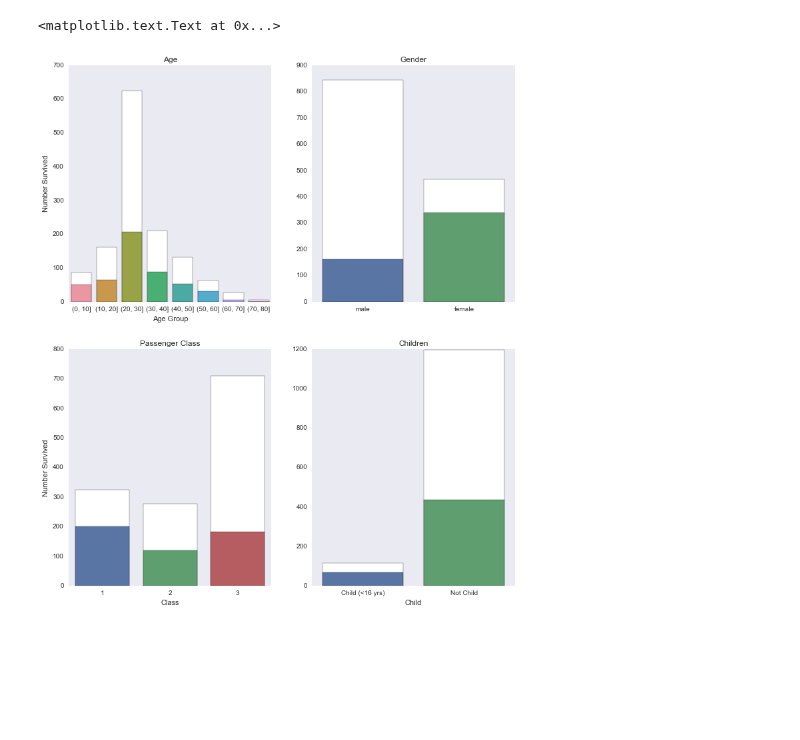
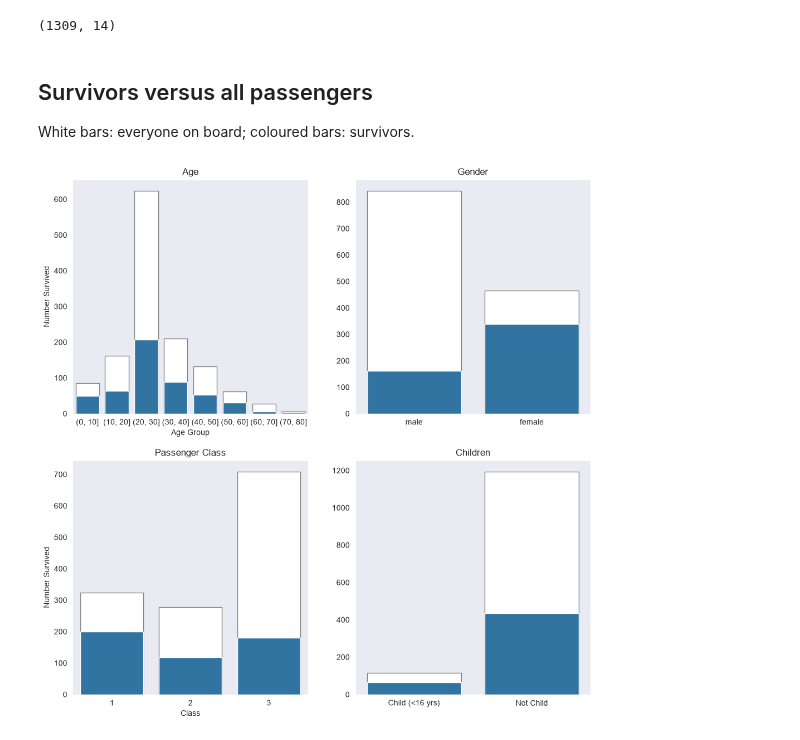
Before and after one commit to Ctwqk/datamining, a Jupyter notebook: hw7_titanic_survival/titanic_visualization.ipynb, the cells around one changed output. Drawn from its saved outputs; the diff is of its cells as text; code cells hidden in the pictures; blank space fills up the shorter version.

```diff
--- a/hw7_titanic_survival/titanic_visualization.ipynb
+++ b/hw7_titanic_survival/titanic_visualization.ipynb
@@ -11,5 +25,0 @@ with open('titanic.csv') as f:
-# %%
-cols = {}
-for col in df.columns:
-    cols[col] = col.title()
-df = df.rename(columns=cols)
@@ -16,5 +30,13 @@ df = df.rename(columns=cols)
+# %%
+df = pd.read_csv('titanic.csv', dtype={'age': np.float64})
+df = df.dropna(subset=['survived']).reset_index(drop=True)   # drop the empty trailing row
+df[['pclass', 'survived']] = df[['pclass', 'survived']].astype(int)
+df.columns = [col.title() for col in df.columns]
+print(df.shape)
+# %% [output]
+(1309, 14)
 # %%
-df['embarked'] = df.Embarked.fillna('S')
+df['Embarked'] = df.Embarked.fillna('S')     # (the original filled a new lower-case column instead)
 df['Age'] = df.Age.fillna(df.Age.median())
 # %%
 bins = [0, 10, 20, 30, 40, 50, 60, 70, 80, 90]
@@ -22,47 +44,43 @@ df['age_binned'] = pd.cut(df.Age, bins, right=True, include_lowest=False)
 # child variable
 df['Child'] = (df.Age < 16).astype(int)
 surv = df[df.Survived == 1]
+# %% [markdown]
+## Survivors versus all passengers
+
+White bars: everyone on board; coloured bars: survivors.
 # %%
-fig, ([ax1,ax2],[ax3,ax4]) = plt.subplots(2,2,figsize=(12,14))
+sns.set_style('dark')
+fig, ([ax1, ax2], [ax3, ax4]) = plt.subplots(2, 2, figsize=(12, 12))
 
-sns.set_style('dark')
-order = ['(0, 10]', '(10, 20]', '(20, 30]', '(30, 40]', '(40, 50]', '(50, 60]',
-         '(60, 70]', '(70, 80]']
-
-sns.countplot(x='age_binned', color='white', ax=ax1, data=df, order=order)
-sns.countplot(x='age_binned', ax=ax1, data=surv, order=order)
-plt.xlabel('Age Group')
-plt.ylabel('Total / Survived')
+age_order = list(df.age_binned.cat.categories[:8])   # (0, 10] ... (70, 80]
+sns.countplot(x='age_binned', color='white', ax=ax1, data=df, order=age_order, edgecolor='grey')
+sns.countplot(x='age_binned', ax=ax1, data=surv, order=age_order)
 ax1.set_title('Age')
 ax1.set_xlabel('Age Group')
 ax1.set_ylabel('Number Survived')
 
-
-sns.set_style('dark')
-sns.countplot(x='Sex', color='white', ax=ax2, data=df, order=['male','female'])
-sns.countplot(x='Sex', ax=ax2, data=surv,  order=['male','female'])
-plt.ylabel('Survived')
+sns.countplot(x='Sex', color='white', ax=ax2, data=df, order=['male', 'female'], edgecolor='grey')
+sns.countplot(x='Sex', ax=ax2, data=surv, order=['male', 'female'])
 ax2.set_xlabel('')
 ax2.set_title('Gender')
 ax2.set_ylabel('')
 
-sns.countplot(x='Pclass', color='white', ax=ax3, data=df,  order=[1, 2, 3])
-sns.countplot(x='Pclass', ax=ax3, data=surv,  order=[1, 2, 3])
+sns.countplot(x='Pclass', color='white', ax=ax3, data=df, order=[1, 2, 3], edgecolor='grey')
+sns.countplot(x='Pclass', ax=ax3, data=surv, order=[1, 2, 3])
 ax3.set_title('Passenger Class')
 ax3.set_ylabel('Number Survived')
 ax3.set_xlabel('Class')
 
-
-sns.countplot(x='Child', color='white', ax=ax4, data=df, order=[1,0])
-sns.countplot(x='Child', ax=ax4, data=surv, order=[1,0])
-loc, labels = plt.xticks()
-plt.xticks(loc,['Child (<16 yrs)','Not Child'])
-plt.ylabel('Survived')
+sns.countplot(x='Child', color='white', ax=ax4, data=df, order=[1, 0], edgecolor='grey')
+sns.countplot(x='Child', ax=ax4, data=surv, order=[1, 0])
+ax4.set_xticks([0, 1], ['Child (<16 yrs)', 'Not Child'])
+ax4.set_xlabel('')
 ax4.set_title('Children')
 ax4.set_ylabel('')
+fig.savefig('results/survival_counts.png', dpi=100, bbox_inches='tight')
+plt.show()
 # %% [output]
-<matplotlib.text.Text at 0x...>
-[figure, old version]
+[figure, new version]
 # %%
 df.info()
 # %% [output]
```
Also changed, not shown: parts of 10 cells of this notebook, 3 other files.
